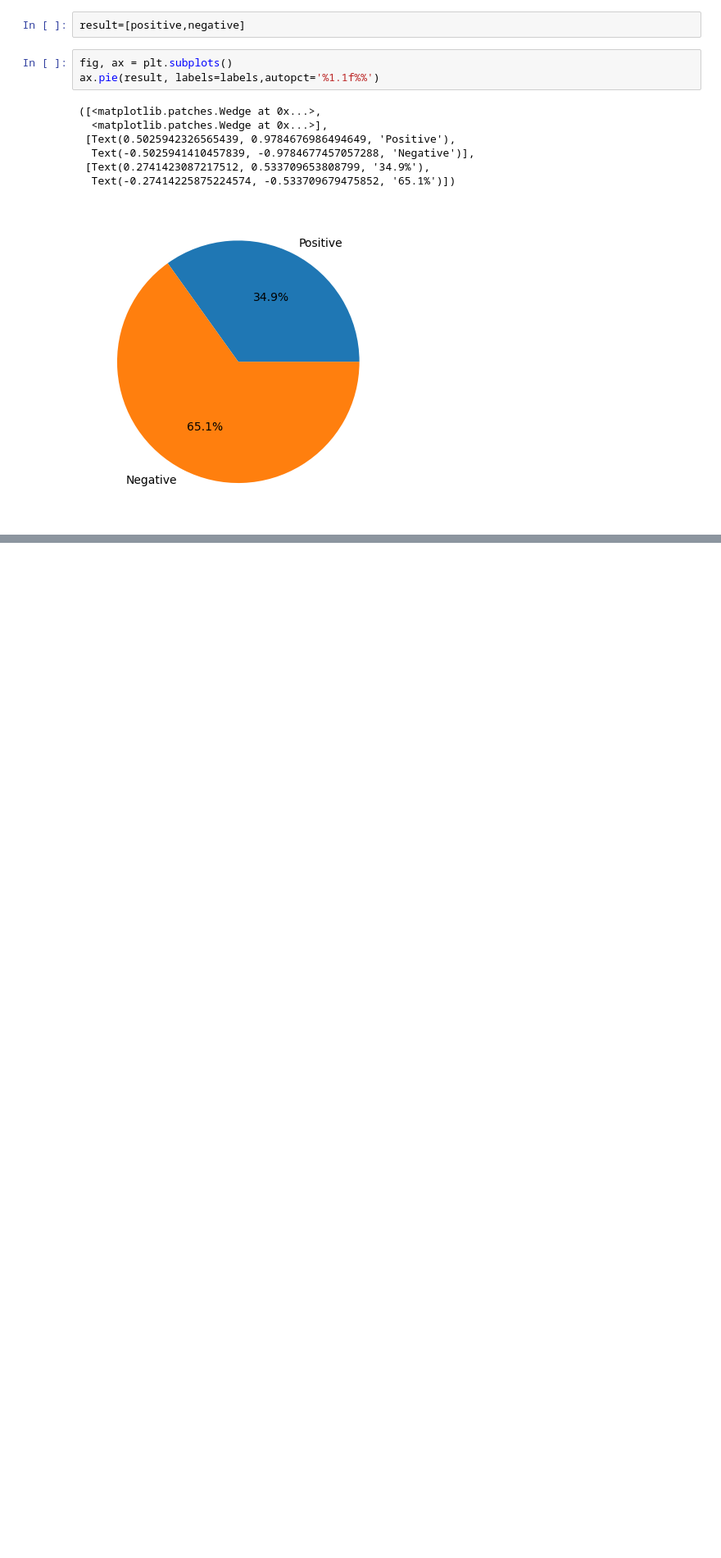
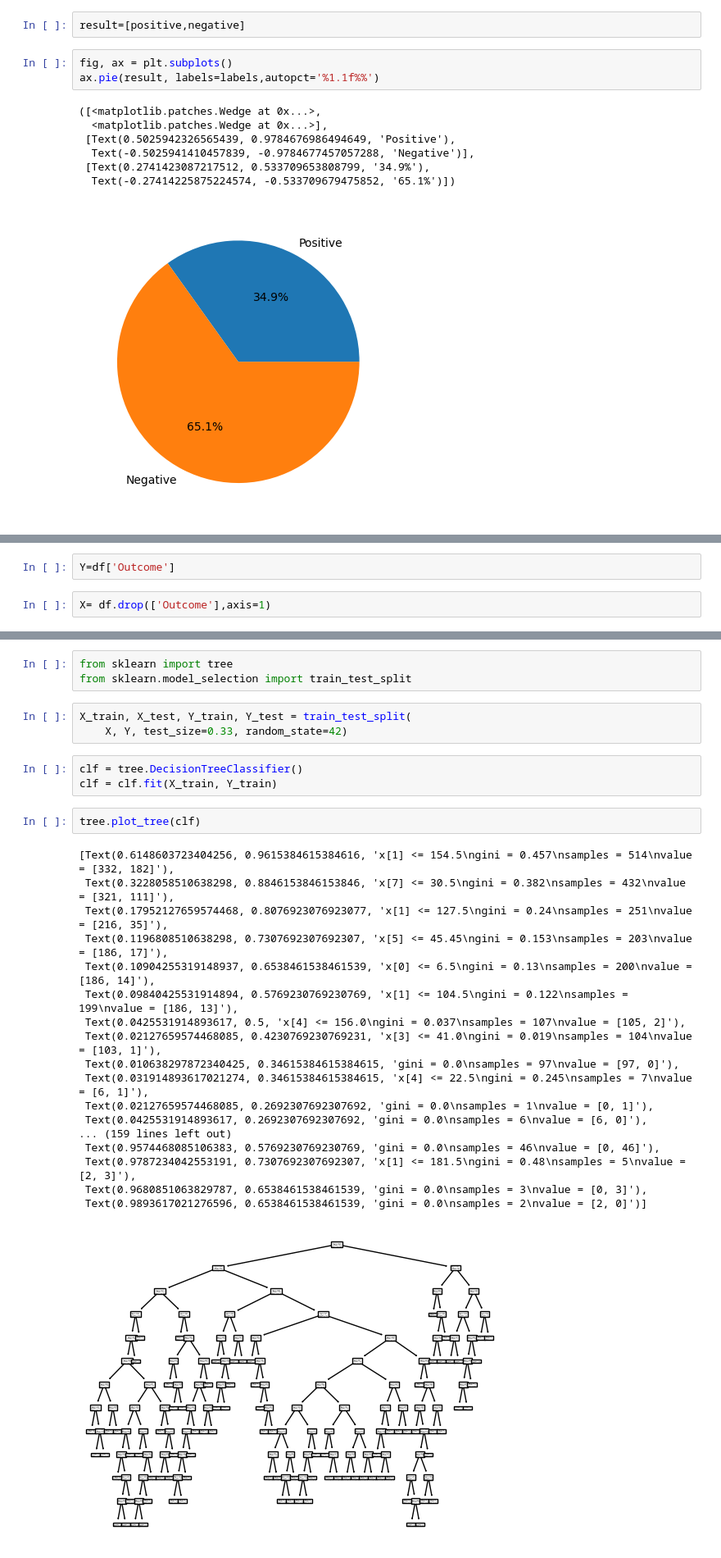
Before and after one commit to sagarbasnet/AI-basedhealth, a Jupyter notebook: main.ipynb, the cells around one changed output, grey strips where cells are left out. Shown: that part at 82% size. Saved outputs shown, nothing was run; the diff lists cells and outputs as text; blank space fills up the shorter version.

```diff
--- a/main.ipynb
+++ b/main.ipynb
@@ -58,0 +89,4 @@ ax.pie(result, labels=labels,autopct='%1.1f%%')
+# %%
+Y=df['Outcome']
+# %%
+X= df.drop(['Outcome'],axis=1)
@@ -58,0 +109,30 @@ ax.pie(result, labels=labels,autopct='%1.1f%%')
+# %%
+from sklearn import tree
+from sklearn.model_selection import train_test_split
+# %%
+X_train, X_test, Y_train, Y_test = train_test_split(
+    X, Y, test_size=0.33, random_state=42)
+# %%
+clf = tree.DecisionTreeClassifier()
+clf = clf.fit(X_train, Y_train)
+# %%
+tree.plot_tree(clf)
+# %% [output]
+[Text(0.6148603723404256, 0.9615384615384616, 'x[1] <= 154.5\ngini = 0.457\nsamples = 514\nvalue = [332, 182]'),
+ Text(0.3228058510638298, 0.8846153846153846, 'x[7] <= 30.5\ngini = 0.382\nsamples = 432\nvalue = [321, 111]'),
+ Text(0.17952127659574468, 0.8076923076923077, 'x[1] <= 127.5\ngini = 0.24\nsamples = 251\nvalue = [216, 35]'),
+ Text(0.1196808510638298, 0.7307692307692307, 'x[5] <= 45.45\ngini = 0.153\nsamples = 203\nvalue = [186, 17]'),
+ Text(0.10904255319148937, 0.6538461538461539, 'x[0] <= 6.5\ngini = 0.13\nsamples = 200\nvalue = [186, 14]'),
+ Text(0.09840425531914894, 0.5769230769230769, 'x[1] <= 104.5\ngini = 0.122\nsamples = 199\nvalue = [186, 13]'),
+ Text(0.0425531914893617, 0.5, 'x[4] <= 156.0\ngini = 0.037\nsamples = 107\nvalue = [105, 2]'),
+ Text(0.02127659574468085, 0.4230769230769231, 'x[3] <= 41.0\ngini = 0.019\nsamples = 104\nvalue = [103, 1]'),
+ Text(0.010638297872340425, 0.34615384615384615, 'gini = 0.0\nsamples = 97\nvalue = [97, 0]'),
+ Text(0.031914893617021274, 0.34615384615384615, 'x[4] <= 22.5\ngini = 0.245\nsamples = 7\nvalue = [6, 1]'),
+ Text(0.02127659574468085, 0.2692307692307692, 'gini = 0.0\nsamples = 1\nvalue = [0, 1]'),
+ Text(0.0425531914893617, 0.2692307692307692, 'gini = 0.0\nsamples = 6\nvalue = [6, 0]'),
+... (159 lines left out)
+ Text(0.9574468085106383, 0.5769230769230769, 'gini = 0.0\nsamples = 46\nvalue = [0, 46]'),
+ Text(0.9787234042553191, 0.7307692307692307, 'x[1] <= 181.5\ngini = 0.48\nsamples = 5\nvalue = [2, 3]'),
+ Text(0.9680851063829787, 0.6538461538461539, 'gini = 0.0\nsamples = 3\nvalue = [0, 3]'),
+ Text(0.9893617021276596, 0.6538461538461539, 'gini = 0.0\nsamples = 2\nvalue = [2, 0]')]
+[figure, added]
```
Also changed, not shown: parts of 13 cells of this notebook.
